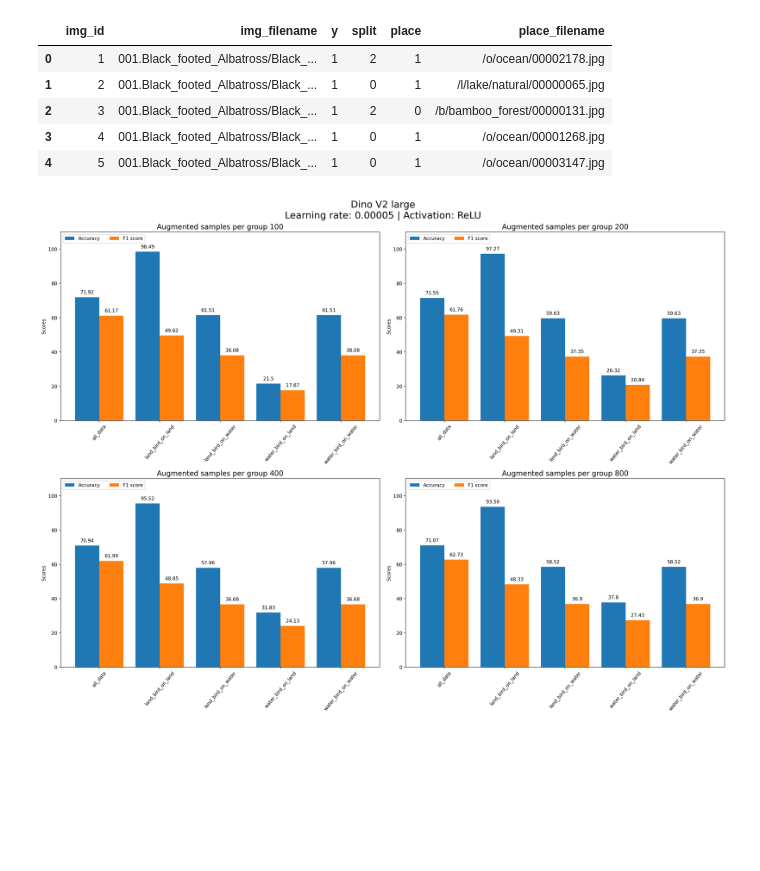
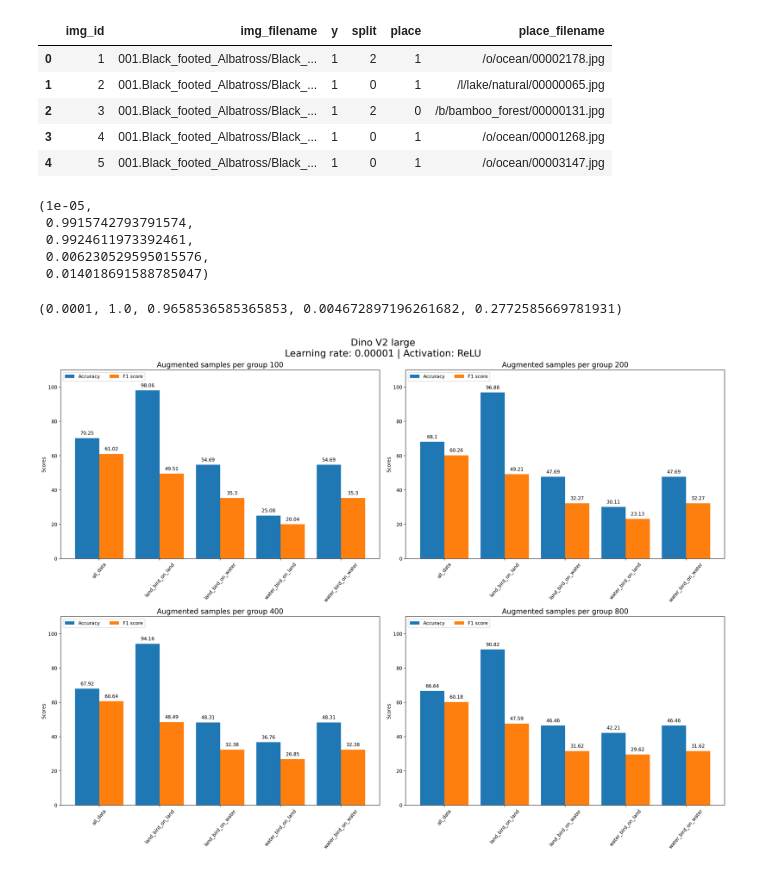
Before and after one commit to AtiqurRahmanAni/ml-algos, a Jupyter notebook: Waterbird/Waterbird_dataset_model_eval.ipynb, the cells around one changed output. Cells and saved outputs as stored; diff of their text form; code cells hidden in the pictures; blank space fills up the shorter version.

```diff
--- a/Waterbird/Waterbird_dataset_model_eval.ipynb
+++ b/Waterbird/Waterbird_dataset_model_eval.ipynb
@@ -117,11 +117,33 @@ def get_result(result_file: str):
     # print(f"Waterbird on land\nAccuracy: {waterbird_on_land_acc:.2f} | F1 Score: {waterbird_on_land_f1:.2f}")
 
     return test_acc, landbird_on_land_acc, landbird_on_water_acc, waterbird_on_land_acc, waterbird_on_water_acc, test_f1, landbird_on_land_f1, landbird_on_water_f1, waterbird_on_land_f1, waterbird_on_water_f1
+# %%
+test_acc, landbird_on_land_acc, \
+landbird_on_water_acc, waterbird_on_land_acc, \
+waterbird_on_water_acc, test_f1, \
+landbird_on_land_f1, landbird_on_water_f1, \
+waterbird_on_land_f1, waterbird_on_water_f1 = get_result("D:/Download/resnet50_test.npy")
+0.00001, landbird_on_land_acc, landbird_on_water_acc, waterbird_on_land_acc, waterbird_on_water_acc
+# %% [output]
+(1e-05,
+ 0.9915742793791574,
+ 0.9924611973392461,
+ 0.006230529595015576,
+ 0.014018691588785047)
+# %%
+test_acc, landbird_on_land_acc, \
+landbird_on_water_acc, waterbird_on_land_acc, \
+waterbird_on_water_acc, test_f1, \
+landbird_on_land_f1, landbird_on_water_f1, \
+waterbird_on_land_f1, waterbird_on_water_f1 = get_result("D:/Download/resnet50_test_0001.npy")
+0.0001, landbird_on_land_acc, landbird_on_water_acc, waterbird_on_land_acc, waterbird_on_water_acc
+# %% [output]
+(0.0001, 1.0, 0.9658536585365853, 0.004672897196261682, 0.2772585669781931)
 # %%
 fig, axs = plt.subplots(2, 2, layout='constrained', figsize=(20, 15), dpi=200)
 axs = axs.flatten()
-folder_name = 'lr_00005_relu'
-plt.suptitle('Dino V2 large\nLearning rate: 0.00005 | Activation: ReLU', fontsize=20)
+folder_name = 'lr_00001_relu'
+plt.suptitle('Dino V2 large\nLearning rate: 0.00001 | Activation: ReLU', fontsize=20)
 
 for idx, sample_size in enumerate([100, 200, 400, 800]):
     test_accs = []
@@ -172,31 +194,31 @@ for idx, sample_size in enumerate([100, 200, 400, 800]):
     splits = ("all_data", "land_bird_on_land",
           "land_bird_on_water", "water_bird_on_land", "water_bird_on_water")
 
     scores = {
         'Accuracy': (avg_test_acc, avg_landbird_on_land_acc, avg_landbird_on_water_acc, avg_waterbird_on_land_acc, avg_landbird_on_water_acc),
         'F1 score': (avg_test_f1, avg_landbird_on_land_f1, avg_landbird_on_water_f1, avg_waterbird_on_land_f1, avg_landbird_on_water_f1),
     }
 
     x = np.arange(len(splits))
     width = 0.4
     multiplier = 0
 
 
     for attribute, measurement in scores.items():
         measurement = [round(x * 100, 2) for x in measurement]
         offset = width * multiplier
         rects = axs[idx].bar(x + offset, measurement, width, label=attribute)
         axs[idx].bar_label(rects, padding=5)
         multiplier += 1
 
     axs[idx].set_ylabel('Scores')
     axs[idx].set_title(f'Augmented samples per group {sample_size}', fontsize=15)
     axs[idx].set_xticks(x + width / 2, splits)
     axs[idx].set_xticklabels(splits, rotation=50)
     axs[idx].legend(loc='upper left', ncols=2)
     axs[idx].set_ylim(0, 110)
 
 
 plt.show()
 # %% [output]
-[figure, old version]
+[figure, new version]
```
Also changed, not shown: 11 other files.
